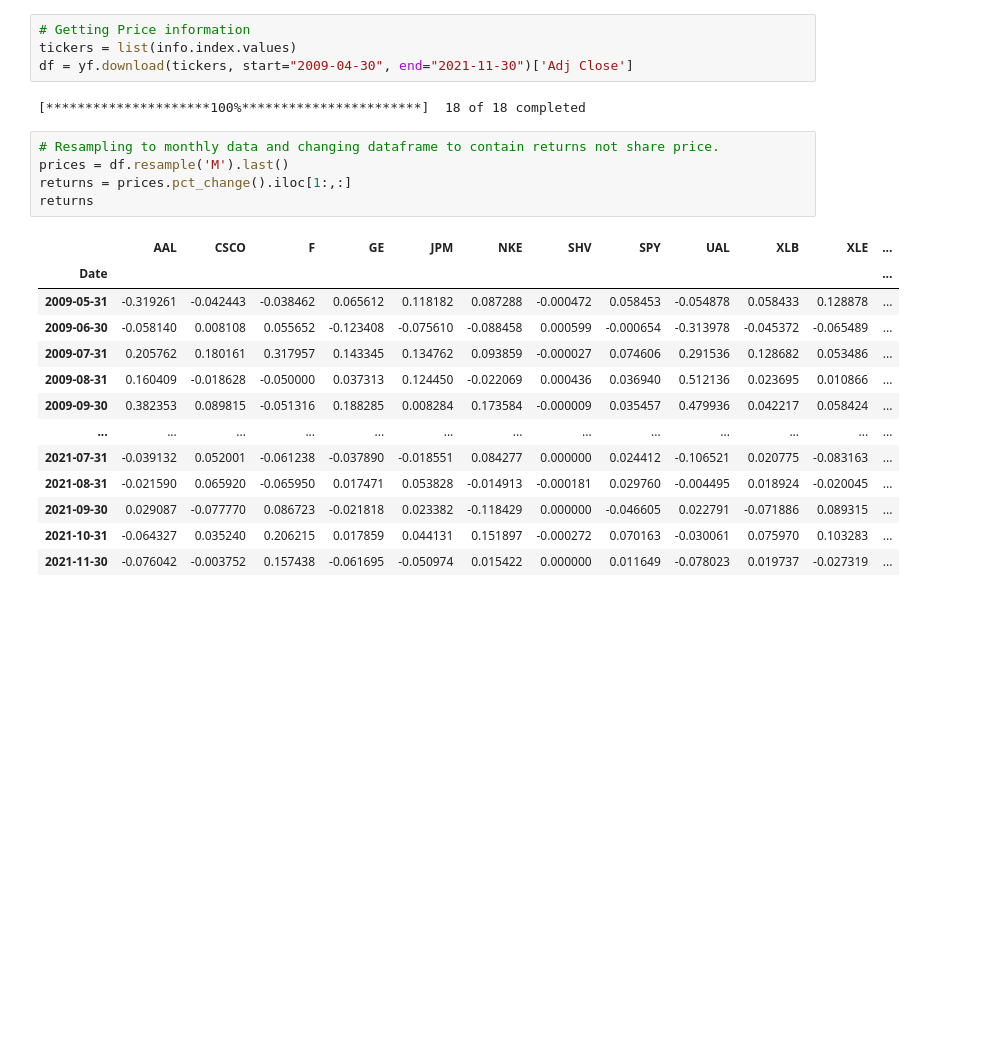
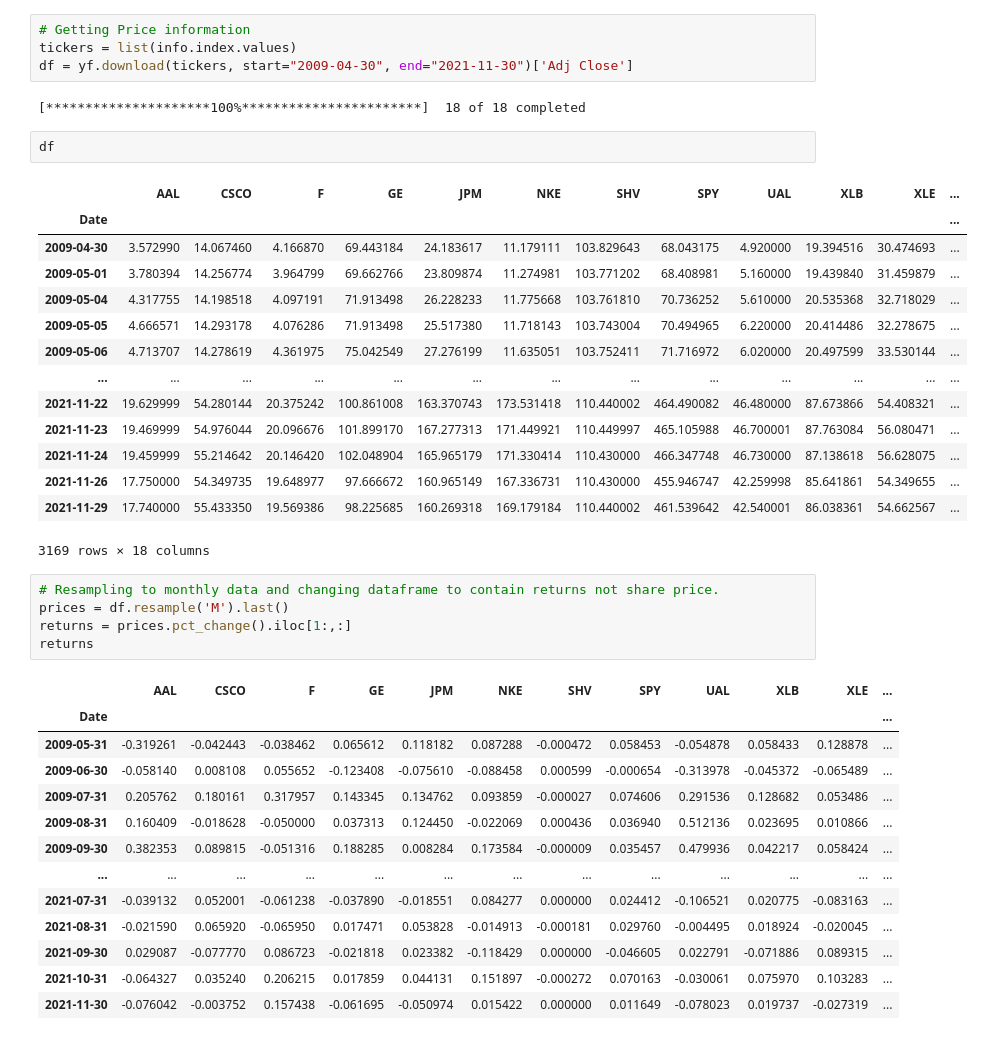
Before and after one commit to ParagonGlobalInvestments/PNG-Quant-Curriculum, a Jupyter notebook: Resources/stockdata.ipynb, the cells around one changed output. Drawn from its saved outputs; the diff is of its cells as text; blank space fills up the shorter version.

```diff
--- a/Resources/stockdata.ipynb
+++ b/Resources/stockdata.ipynb
@@ -17,6 +17,23 @@ tickers = list(info.index.values)
 df = yf.download(tickers, start="2009-04-30", end="2021-11-30")['Adj Close']
 # %% [output]
 [*********************100%***********************]  18 of 18 completed
+# %%
+df
+# %% [output]
+|  | AAL | CSCO | F | GE | JPM | NKE | SHV | SPY | UAL | XLB | XLE | ... |
+| Date |  |  |  |  |  |  |  |  |  |  |  | ... |
+| 2009-04-30 | 3.572990 | 14.067460 | 4.166870 | 69.443184 | 24.183617 | 11.179111 | 103.829643 | 68.043175 | 4.920000 | 19.394516 | 30.474693 | ... |
+| 2009-05-01 | 3.780394 | 14.256774 | 3.964799 | 69.662766 | 23.809874 | 11.274981 | 103.771202 | 68.408981 | 5.160000 | 19.439840 | 31.459879 | ... |
+| 2009-05-04 | 4.317755 | 14.198518 | 4.097191 | 71.913498 | 26.228233 | 11.775668 | 103.761810 | 70.736252 | 5.610000 | 20.535368 | 32.718029 | ... |
+| 2009-05-05 | 4.666571 | 14.293178 | 4.076286 | 71.913498 | 25.517380 | 11.718143 | 103.743004 | 70.494965 | 6.220000 | 20.414486 | 32.278675 | ... |
+| 2009-05-06 | 4.713707 | 14.278619 | 4.361975 | 75.042549 | 27.276199 | 11.635051 | 103.752411 | 71.716972 | 6.020000 | 20.497599 | 33.530144 | ... |
+| ... | ... | ... | ... | ... | ... | ... | ... | ... | ... | ... | ... | ... |
+| 2021-11-22 | 19.629999 | 54.280144 | 20.375242 | 100.861008 | 163.370743 | 173.531418 | 110.440002 | 464.490082 | 46.480000 | 87.673866 | 54.408321 | ... |
+| 2021-11-23 | 19.469999 | 54.976044 | 20.096676 | 101.899170 | 167.277313 | 171.449921 | 110.449997 | 465.105988 | 46.700001 | 87.763084 | 56.080471 | ... |
+| 2021-11-24 | 19.459999 | 55.214642 | 20.146420 | 102.048904 | 165.965179 | 171.330414 | 110.430000 | 466.347748 | 46.730000 | 87.138618 | 56.628075 | ... |
+| 2021-11-26 | 17.750000 | 54.349735 | 19.648977 | 97.666672 | 160.965149 | 167.336731 | 110.430000 | 455.946747 | 42.259998 | 85.641861 | 54.349655 | ... |
+| 2021-11-29 | 17.740000 | 55.433350 | 19.569386 | 98.225685 | 160.269318 | 169.179184 | 110.440002 | 461.539642 | 42.540001 | 86.038361 | 54.662567 | ... |
+3169 rows × 18 columns
 # %%
 # Resampling to monthly data and changing dataframe to contain returns not share price.
 prices = df.resample('M').last()
```
Also changed, not shown: 4 other files.
